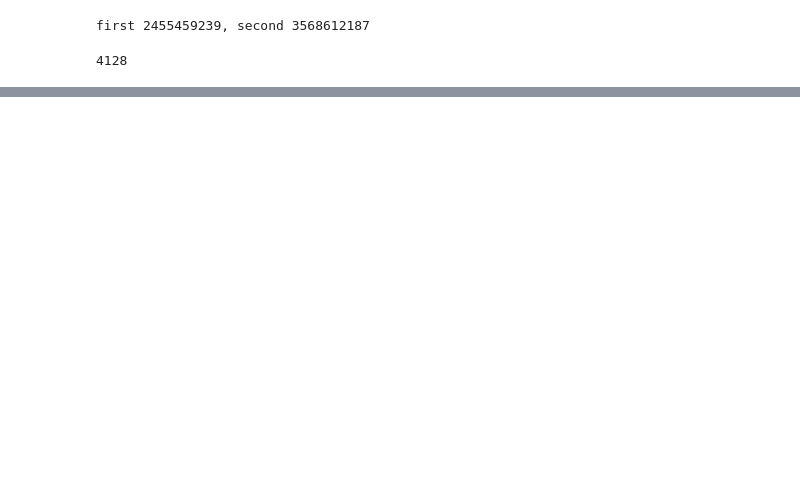
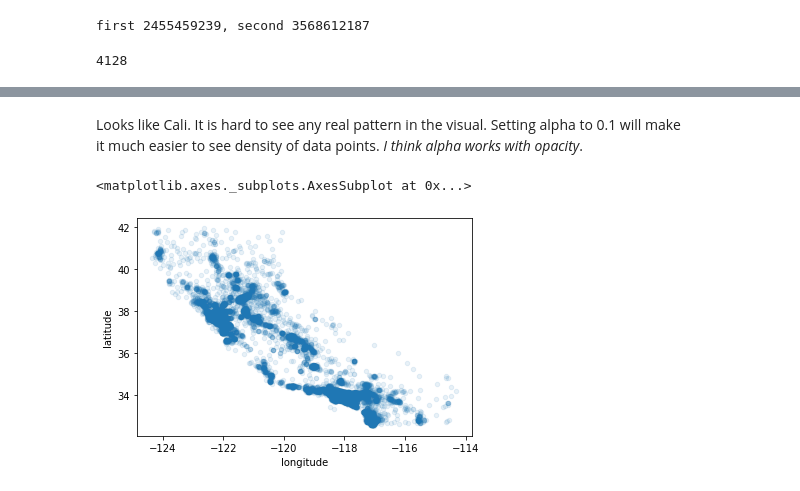
Before and after one commit to d-millard/rec-rep, a Jupyter notebook: ML_Learn/chap_two/chapter_two_project.ipynb, the cells around one changed output, grey strips where cells are left out. Saved outputs shown, nothing was run; the diff lists cells and outputs as text; code cells hidden in the pictures; blank space fills up the shorter version.

```diff
--- a/ML_Learn/chap_two/chapter_two_project.ipynb
+++ b/ML_Learn/chap_two/chapter_two_project.ipynb
@@ -283,0 +592,9 @@ df_index.head()
+# %% [markdown]
+<p>Looks like Cali. It is hard to see any real pattern in the visual. Setting alpha to 0.1 will make <br>
+it much easier to see density of data points. <i>I think alpha works with opacity</i>.</p>
+# %%
+# aplha is another default optional value, it works with the opacity of data points
+df.plot(kind='scatter', x='longitude', y='latitude', alpha=0.1)
+# %% [output]
+<matplotlib.axes._subplots.AxesSubplot at 0x...>
+[figure, added]
```
Also changed, not shown: parts of 42 cells of this notebook.
